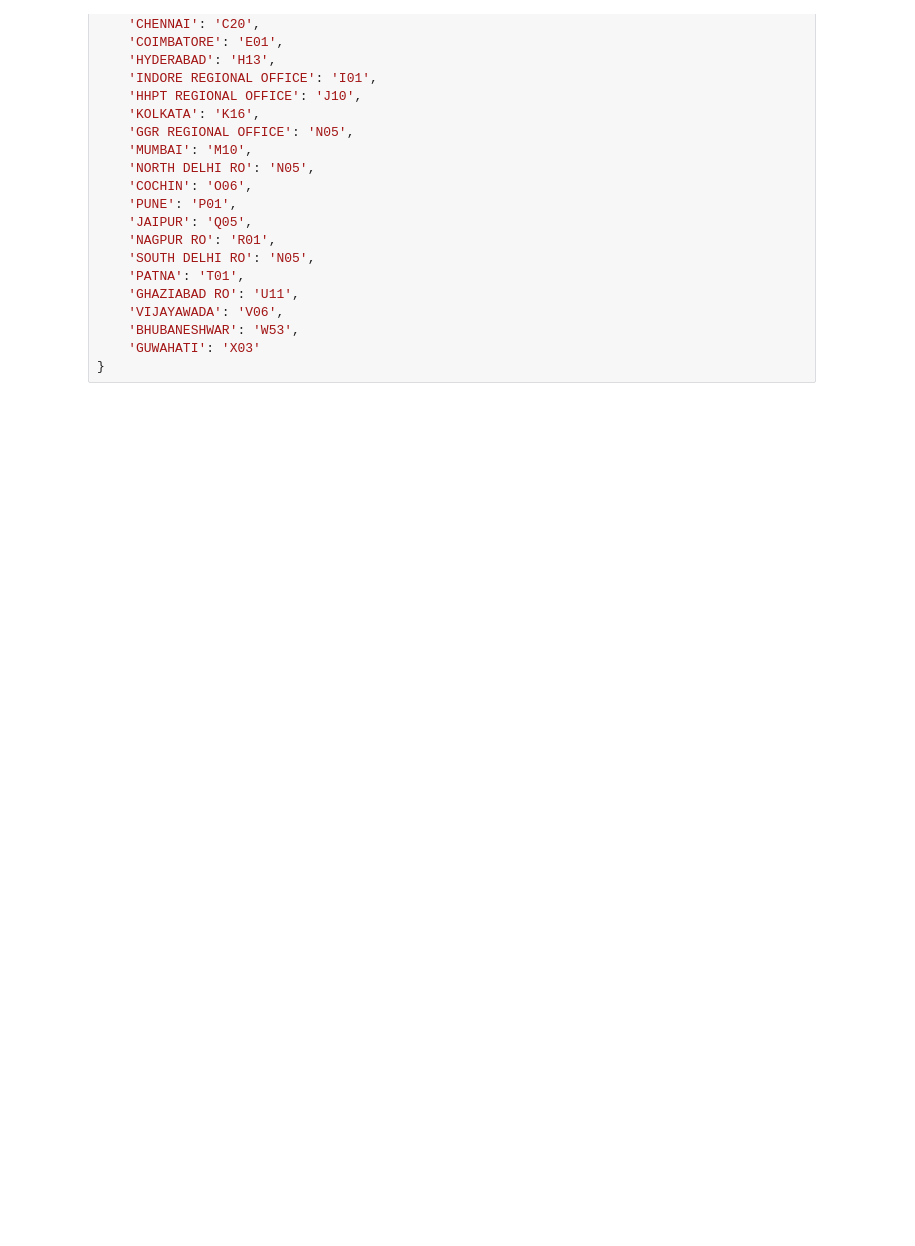
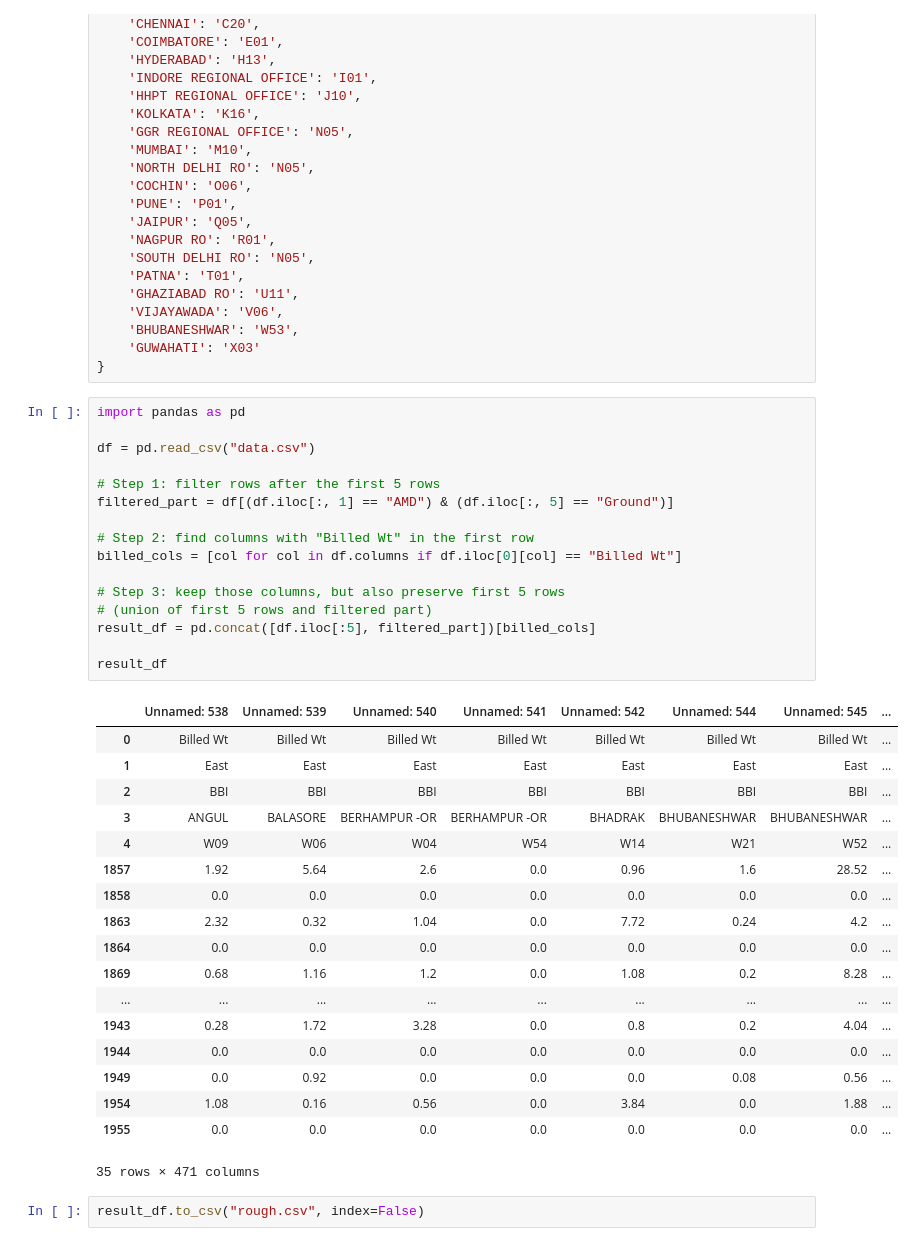
Before and after one commit to arupmahatha-dtdc/sorter-clubbing-optimizer, a Jupyter notebook: raw_data_processor.ipynb, the cells around one changed output. Saved outputs shown, nothing was run; the diff lists cells and outputs as text; blank space fills up the shorter version.

```diff
--- a/raw_data_processor.ipynb
+++ b/raw_data_processor.ipynb
@@ -794,3 +794,40 @@ region_to_hub_office = {
     'BHUBANESHWAR': 'W53',
     'GUWAHATI': 'X03'
 }
+# %%
+import pandas as pd
+
+df = pd.read_csv("data.csv")
+
+# Step 1: filter rows after the first 5 rows
+filtered_part = df[(df.iloc[:, 1] == "AMD") & (df.iloc[:, 5] == "Ground")]
+
+# Step 2: find columns with "Billed Wt" in the first row
+billed_cols = [col for col in df.columns if df.iloc[0][col] == "Billed Wt"]
+
+# Step 3: keep those columns, but also preserve first 5 rows
+# (union of first 5 rows and filtered part)
+result_df = pd.concat([df.iloc[:5], filtered_part])[billed_cols]
+
+result_df
+# %% [output]
+|  | Unnamed: 538 | Unnamed: 539 | Unnamed: 540 | Unnamed: 541 | Unnamed: 542 | Unnamed: 544 | Unnamed: 545 | ... |
+| 0 | Billed Wt | Billed Wt | Billed Wt | Billed Wt | Billed Wt | Billed Wt | Billed Wt | ... |
+| 1 | East | East | East | East | East | East | East | ... |
+| 2 | BBI | BBI | BBI | BBI | BBI | BBI | BBI | ... |
+| 3 | ANGUL | BALASORE | BERHAMPUR -OR | BERHAMPUR -OR | BHADRAK | BHUBANESHWAR | BHUBANESHWAR | ... |
+| 4 | W09 | W06 | W04 | W54 | W14 | W21 | W52 | ... |
+| 1857 | 1.92 | 5.64 | 2.6 | 0.0 | 0.96 | 1.6 | 28.52 | ... |
+| 1858 | 0.0 | 0.0 | 0.0 | 0.0 | 0.0 | 0.0 | 0.0 | ... |
+| 1863 | 2.32 | 0.32 | 1.04 | 0.0 | 7.72 | 0.24 | 4.2 | ... |
+| 1864 | 0.0 | 0.0 | 0.0 | 0.0 | 0.0 | 0.0 | 0.0 | ... |
+| 1869 | 0.68 | 1.16 | 1.2 | 0.0 | 1.08 | 0.2 | 8.28 | ... |
+| ... | ... | ... | ... | ... | ... | ... | ... | ... |
+| 1943 | 0.28 | 1.72 | 3.28 | 0.0 | 0.8 | 0.2 | 4.04 | ... |
+| 1944 | 0.0 | 0.0 | 0.0 | 0.0 | 0.0 | 0.0 | 0.0 | ... |
+| 1949 | 0.0 | 0.92 | 0.0 | 0.0 | 0.0 | 0.08 | 0.56 | ... |
+| 1954 | 1.08 | 0.16 | 0.56 | 0.0 | 3.84 | 0.0 | 1.88 | ... |
+| 1955 | 0.0 | 0.0 | 0.0 | 0.0 | 0.0 | 0.0 | 0.0 | ... |
+35 rows × 471 columns
+# %%
+result_df.to_csv("rough.csv", index=False)
```
Also changed, not shown: 3 other files.
